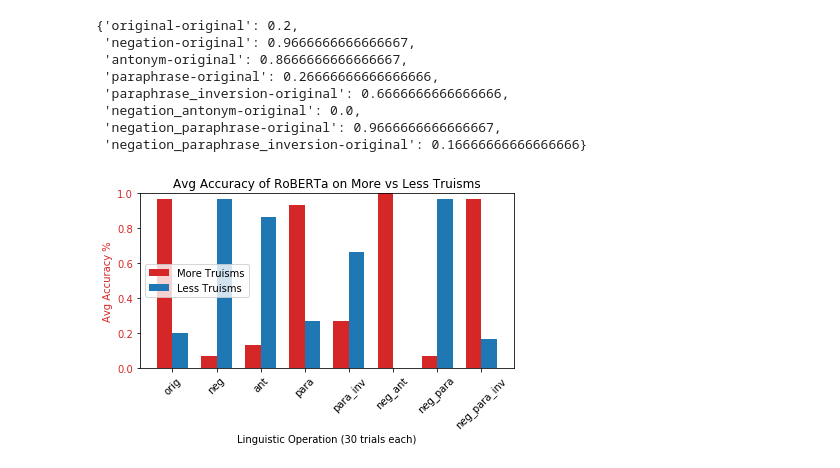
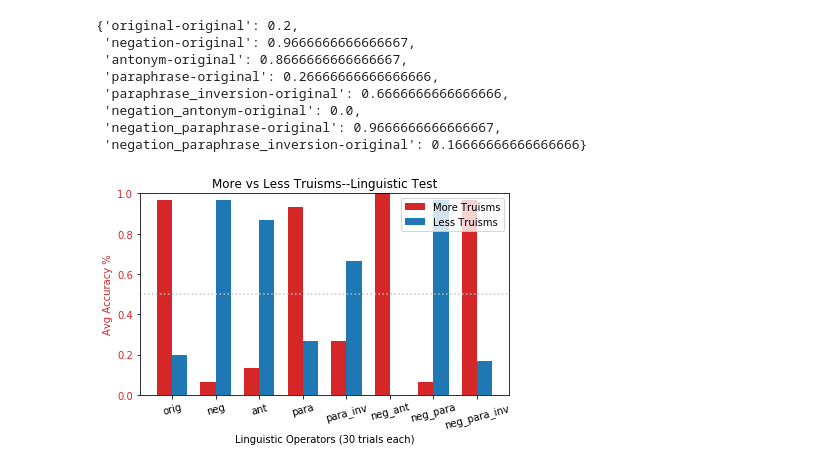
Before and after one commit to shaoxia57/common_sense_embedding_analysis, a Jupyter notebook: Generate_Plots.ipynb, the cells around one changed output. Drawn from its saved outputs; the diff is of its cells as text; code cells hidden in the pictures.

Commit message:
Finished with visuals

```diff
--- a/Generate_Plots.ipynb
+++ b/Generate_Plots.ipynb
@@ -29,7 +37,7 @@ with open("truism_data/social_data.json", "r") as f:
 # %%
 templates = get_templates([physical_params, material_params, social_params])
 # %%
-templates
+templates = {}
 # %% [output]
 {'4': {}, '1': {}, '3': {}, '2': {}}
 # %%
@@ -147,15 +156,15 @@ def display_two_bar_plots(x_labels, x_label, y_label, y_one_label, y_two_label,
     rects2 = ax1.bar(x + width/2, data_two, width, label=y_two_label, color=color_2)
     ax1.tick_params(axis='y', labelcolor=color_1)
     ax1.set_xticks(x)
-    ax1.set_xticklabels(x_labels, rotation=45)
+    ax1.set_xticklabels(x_labels, rotation=15)
     ax1.set_xlabel(x_label)
 
 
 #     autolabel(rects1, ax1, color_1, False)
 #     autolabel(rects2, ax1, color_2, False)
-#     ax1.axhline(color='blue', linestyle="--")
+    ax1.axhline(y=0.5, color='silver', linestyle=":")
     ax1.set_title(title)
-    ax1.legend(loc=6)
+    ax1.legend(loc=0)
 
     fig.tight_layout()  # otherwise the right y-label is slightly clipped
     if save:
@@ -393,14 +425,14 @@ grouped_less_perturbation_accuracy
  'negation_paraphrase_inversion-original': 0.16666666666666666}
 # %%
 x_labels = ["orig", "neg", "ant", "para", "para_inv", "neg_ant", "neg_para", "neg_para_inv"]
-x_label = "Linguistic Operation (30 trials each)"
+x_label = "Linguistic Operators (30 trials each)"
 y_label = "Avg Accuracy %"
 y_one_label = "More Truisms"
 data_one = [round(grouped_more_perturbation_accuracy[key], 3) for key in linguistic_operations]
 y_two_label = "Less Truisms"
 data_two = [round(grouped_less_perturbation_accuracy[key], 3) for key in linguistic_operations]
-title = "Avg Accuracy of RoBERTa on More vs Less Truisms"
+title = "More vs Less Truisms--Linguistic Test"
 display_two_bar_plots(x_labels, x_label, y_label, y_one_label, y_two_label, data_one,
                       data_two, title, True)
 # %% [output]
-[figure, old version]
+[figure, new version]
```
Also changed, not shown: parts of 18 cells of this notebook, 2 other files.
